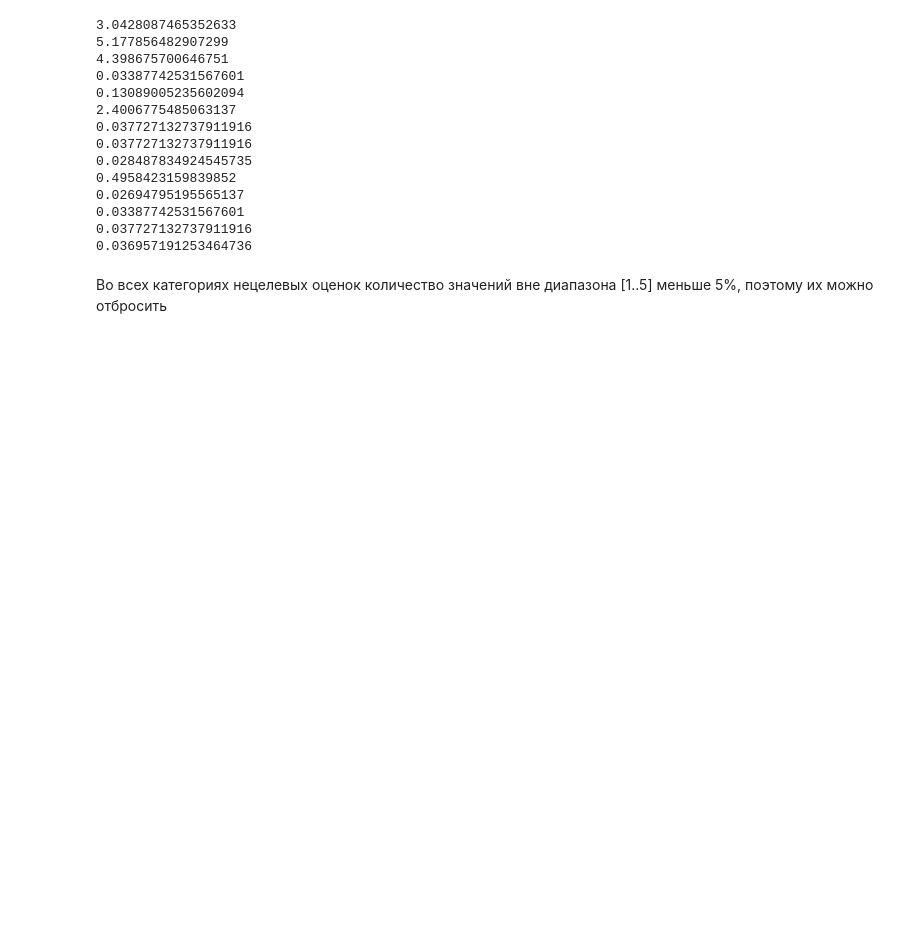
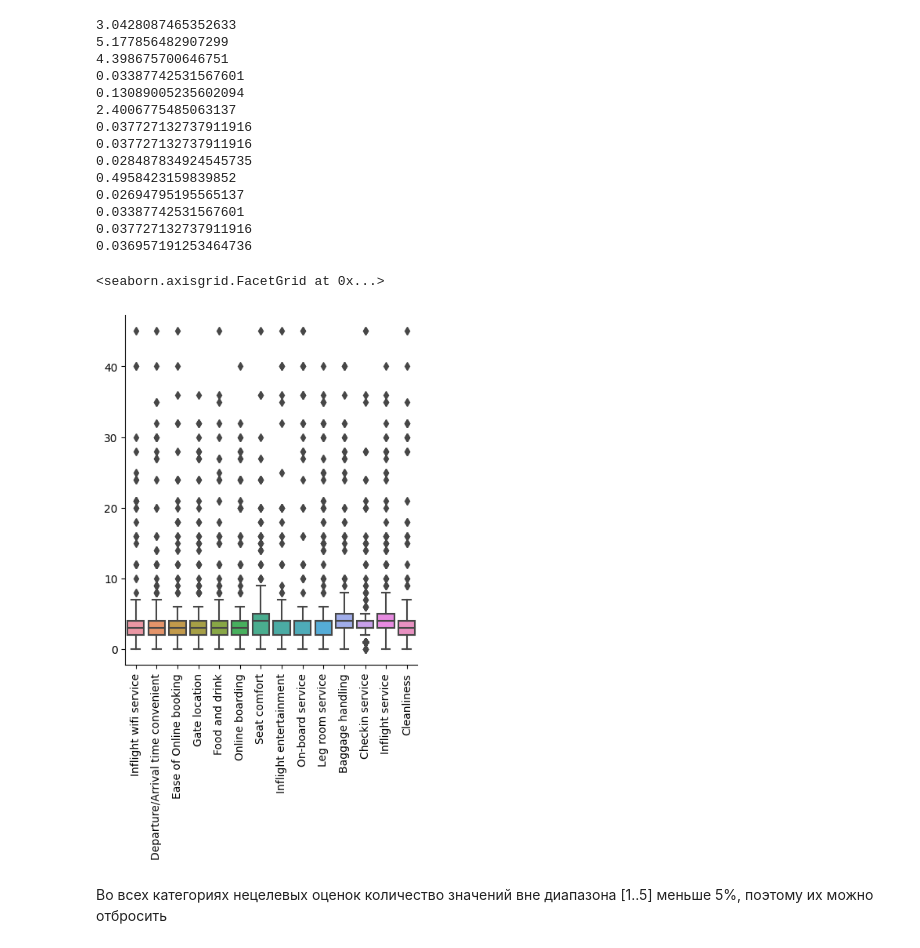
Before and after one commit to v5v5/StepikMLService, a Jupyter notebook: Клиенты_авиакомпании_2.ipynb, the cells around one changed output. Saved outputs shown, nothing was run; the diff lists cells and outputs as text; code cells hidden in the pictures; blank space fills up the shorter version.

```diff
--- a/Клиенты_авиакомпании_2.ipynb
+++ b/Клиенты_авиакомпании_2.ipynb
@@ -222,6 +229,13 @@ for p in params_score:
 0.03387742531567601
 0.037727132737911916
 0.036957191253464736
+# %%
+# Выбросов в признаках params_score предостаточно
+g = sns.catplot(data=df[params_score], kind='box')
+g.set_xticklabels(rotation=90)
+# %% [output]
+<seaborn.axisgrid.FacetGrid at 0x...>
+[figure, added]
 # %% [markdown]
 Во всех категориях нецелевых оценок количество значений вне диапазона [1..5] меньше 5%, поэтому их можно отбросить
 # %%
```
Also changed, not shown: parts of 3 cells of this notebook.
